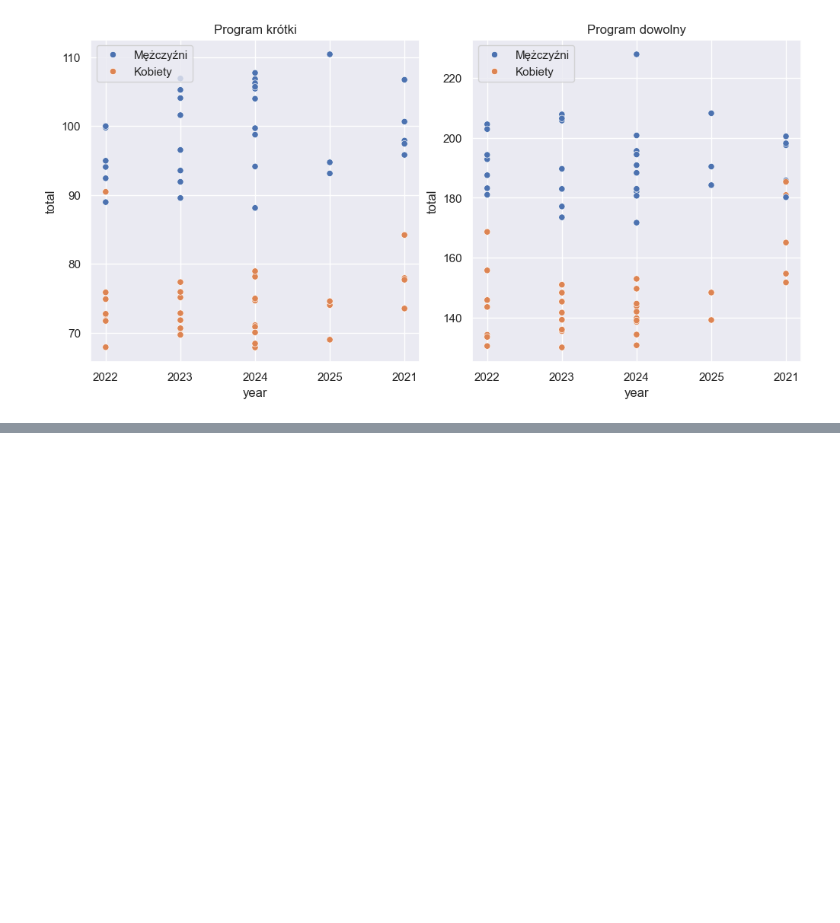
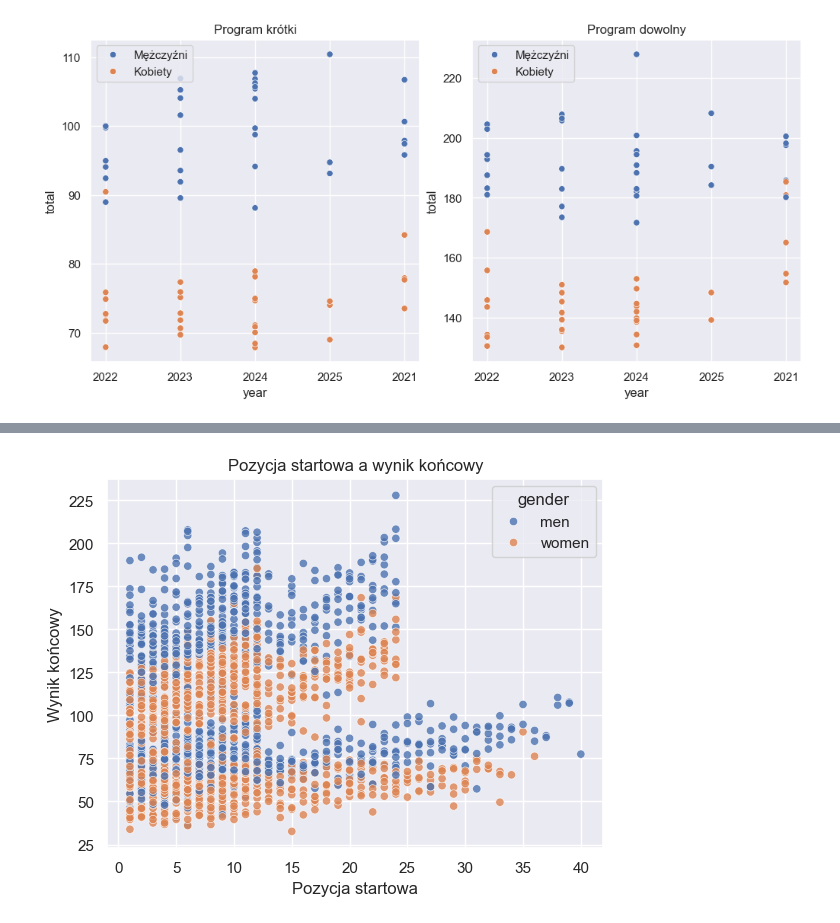
Before and after one commit to ann-e888/Skating_EDA, a Jupyter notebook: notebooks/eda.ipynb, the cells around one changed output, grey strips where cells are left out. Cells and saved outputs as stored; diff of their text form; code cells hidden in the pictures; blank space fills up the shorter version.

Commit message:
Plots.

```diff
--- a/notebooks/eda.ipynb
+++ b/notebooks/eda.ipynb
@@ -6,7 +7,10 @@ import seaborn as sns
 
 sns.set_theme()
 # %%
-df = pd.read_csv('csv files/Competition_Results.csv')
+base_dir = os.path.dirname(os.getcwd())
+file_path = os.path.join(base_dir, 'csv files', 'Competition_Results.csv')
+
+df = pd.read_csv(file_path)
 # %%
 competition_map={
     'SEG001' : 'men_short',
@@ -136,3 +140,6 @@ ax[1].set_title("Program dowolny")
 # %% [output]
 Text(0.5, 1.0, 'Program dowolny')
 [figure]
+# %%
+df_distinct = df.drop_duplicates(subset=['name', 'competition'])
+df_distinct.sort_values('name')
@@ -138,0 +160,10 @@ Text(0.5, 1.0, 'Program dowolny')
+# %%
+#plt.figure(figsize=(10, 6))
+sns.scatterplot(data=df_distinct, x=df_distinct['startnr'], y=df_distinct['total'], hue='gender', alpha=0.8)
+plt.xlabel('Pozycja startowa')
+plt.ylabel('Wynik końcowy')
+plt.title('Pozycja startowa a wynik końcowy')
+#plt.grid(True)
+plt.show()
+# %% [output]
+[figure, added]
```
Also changed, not shown: parts of 2 cells of this notebook.
